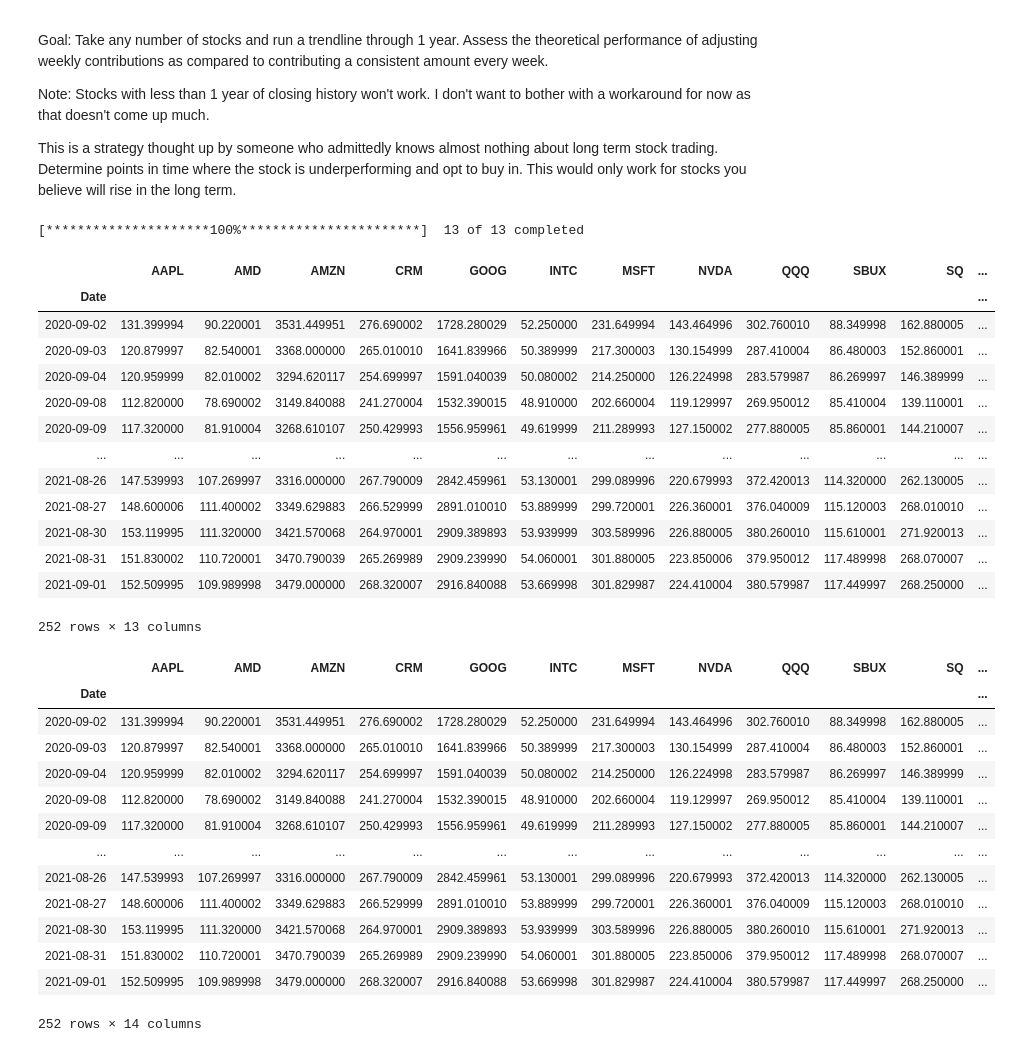
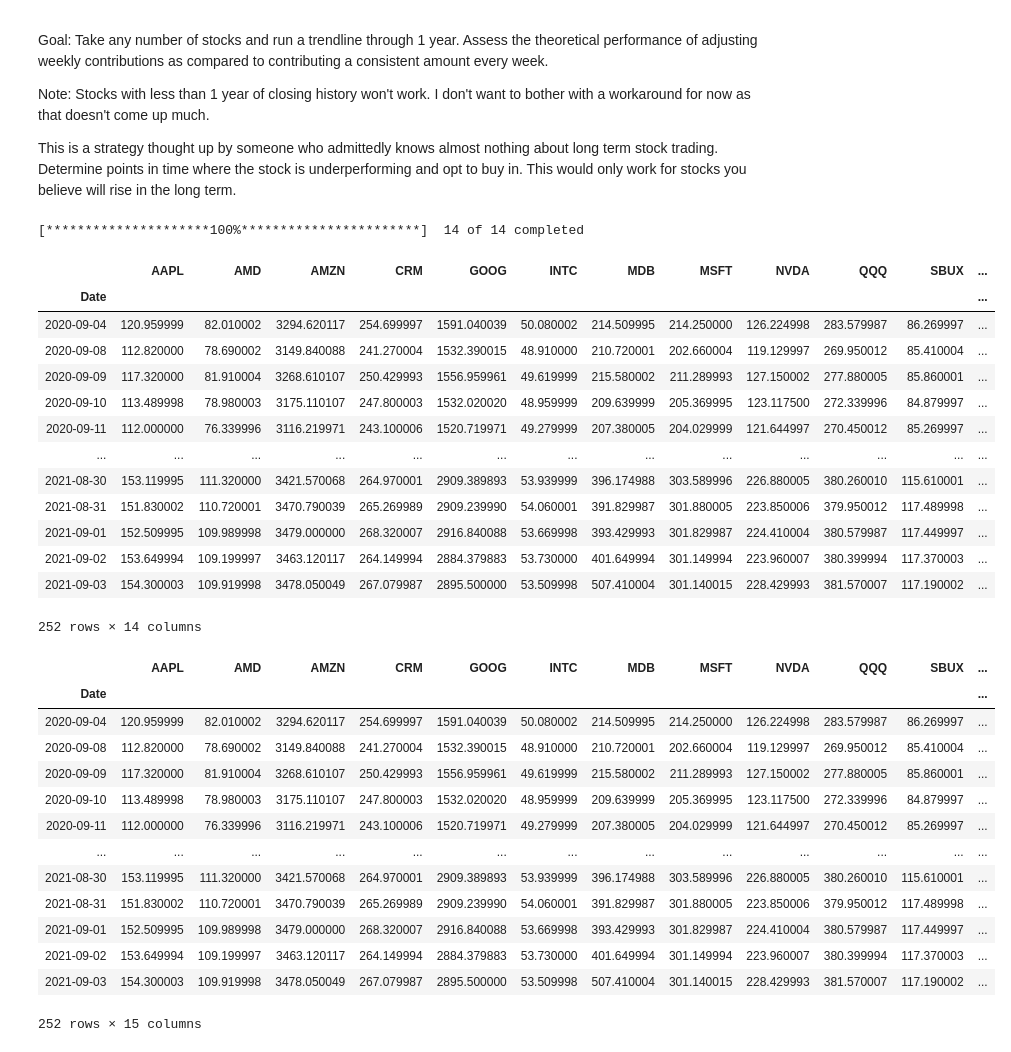
Before and after one commit to applewjr/Stock_Projects, a Jupyter notebook: Stock_Analysis_1dim_multistock.ipynb, the cells around one changed output. Cells and saved outputs as stored; diff of their text form; code cells hidden in the pictures.

```diff
--- a/Stock_Analysis_1dim_multistock.ipynb
+++ b/Stock_Analysis_1dim_multistock.ipynb
@@ -29,52 +29,52 @@ lista = ['AAPL', 'AMD', 'AMZN', 'CRM', 'GOOG', 'INTC', 'MSFT', 'NVDA', 'QQQ', 'S
 # %%
 # Pull the closing data
 # tickers list needs to match 'lista'
 
 data = yf.download(
-        tickers = 'AAPL, AMD, AMZN, CRM, GOOG, INTC, MSFT, NVDA, QQQ, SBUX, SQ, TSLA, TSM',
+        tickers = 'AAPL, AMD, AMZN, CRM, GOOG, INTC, MDB, MSFT, NVDA, QQQ, SBUX, SQ, TSLA, TSM',
         period = '1y',
         #group_by = 'ticker'
     )
 
 df = data['Close']
 df = df.dropna() #in case the first row generates as nulls
 df
 # %% [output]
-[*********************100%***********************]  13 of 13 completed
+[*********************100%***********************]  14 of 14 completed
-|  | AAPL | AMD | AMZN | CRM | GOOG | INTC | MSFT | NVDA | QQQ | SBUX | SQ | ... |
+|  | AAPL | AMD | AMZN | CRM | GOOG | INTC | MDB | MSFT | NVDA | QQQ | SBUX | ... |
 | Date |  |  |  |  |  |  |  |  |  |  |  | ... |
-| 2020-09-02 | 131.399994 | 90.220001 | 3531.449951 | 276.690002 | 1728.280029 | 52.250000 | 231.649994 | 143.464996 | 302.760010 | 88.349998 | 162.880005 | ... |
-| 2020-09-03 | 120.879997 | 82.540001 | 3368.000000 | 265.010010 | 1641.839966 | 50.389999 | 217.300003 | 130.154999 | 287.410004 | 86.480003 | 152.860001 | ... |
-| 2020-09-04 | 120.959999 | 82.010002 | 3294.620117 | 254.699997 | 1591.040039 | 50.080002 | 214.250000 | 126.224998 | 283.579987 | 86.269997 | 146.389999 | ... |
-| 2020-09-08 | 112.820000 | 78.690002 | 3149.840088 | 241.270004 | 1532.390015 | 48.910000 | 202.660004 | 119.129997 | 269.950012 | 85.410004 | 139.110001 | ... |
-| 2020-09-09 | 117.320000 | 81.910004 | 3268.610107 | 250.429993 | 1556.959961 | 49.619999 | 211.289993 | 127.150002 | 277.880005 | 85.860001 | 144.210007 | ... |
+| 2020-09-04 | 120.959999 | 82.010002 | 3294.620117 | 254.699997 | 1591.040039 | 50.080002 | 214.509995 | 214.250000 | 126.224998 | 283.579987 | 86.269997 | ... |
+| 2020-09-08 | 112.820000 | 78.690002 | 3149.840088 | 241.270004 | 1532.390015 | 48.910000 | 210.720001 | 202.660004 | 119.129997 | 269.950012 | 85.410004 | ... |
+| 2020-09-09 | 117.320000 | 81.910004 | 3268.610107 | 250.429993 | 1556.959961 | 49.619999 | 215.580002 | 211.289993 | 127.150002 | 277.880005 | 85.860001 | ... |
+| 2020-09-10 | 113.489998 | 78.980003 | 3175.110107 | 247.800003 | 1532.020020 | 48.959999 | 209.639999 | 205.369995 | 123.117500 | 272.339996 | 84.879997 | ... |
+| 2020-09-11 | 112.000000 | 76.339996 | 3116.219971 | 243.100006 | 1520.719971 | 49.279999 | 207.380005 | 204.029999 | 121.644997 | 270.450012 | 85.269997 | ... |
 | ... | ... | ... | ... | ... | ... | ... | ... | ... | ... | ... | ... | ... |
-| 2021-08-26 | 147.539993 | 107.269997 | 3316.000000 | 267.790009 | 2842.459961 | 53.130001 | 299.089996 | 220.679993 | 372.420013 | 114.320000 | 262.130005 | ... |
-| 2021-08-27 | 148.600006 | 111.400002 | 3349.629883 | 266.529999 | 2891.010010 | 53.889999 | 299.720001 | 226.360001 | 376.040009 | 115.120003 | 268.010010 | ... |
-| 2021-08-30 | 153.119995 | 111.320000 | 3421.570068 | 264.970001 | 2909.389893 | 53.939999 | 303.589996 | 226.880005 | 380.260010 | 115.610001 | 271.920013 | ... |
-| 2021-08-31 | 151.830002 | 110.720001 | 3470.790039 | 265.269989 | 2909.239990 | 54.060001 | 301.880005 | 223.850006 | 379.950012 | 117.489998 | 268.070007 | ... |
-| 2021-09-01 | 152.509995 | 109.989998 | 3479.000000 | 268.320007 | 2916.840088 | 53.669998 | 301.829987 | 224.410004 | 380.579987 | 117.449997 | 268.250000 | ... |
+| 2021-08-30 | 153.119995 | 111.320000 | 3421.570068 | 264.970001 | 2909.389893 | 53.939999 | 396.174988 | 303.589996 | 226.880005 | 380.260010 | 115.610001 | ... |
+| 2021-08-31 | 151.830002 | 110.720001 | 3470.790039 | 265.269989 | 2909.239990 | 54.060001 | 391.829987 | 301.880005 | 223.850006 | 379.950012 | 117.489998 | ... |
+| 2021-09-01 | 152.509995 | 109.989998 | 3479.000000 | 268.320007 | 2916.840088 | 53.669998 | 393.429993 | 301.829987 | 224.410004 | 380.579987 | 117.449997 | ... |
+| 2021-09-02 | 153.649994 | 109.199997 | 3463.120117 | 264.149994 | 2884.379883 | 53.730000 | 401.649994 | 301.149994 | 223.960007 | 380.399994 | 117.370003 | ... |
+| 2021-09-03 | 154.300003 | 109.919998 | 3478.050049 | 267.079987 | 2895.500000 | 53.509998 | 507.410004 | 301.140015 | 228.429993 | 381.570007 | 117.190002 | ... |
-252 rows × 13 columns
+252 rows × 14 columns
 # %%
 # add index to df
 
 df['Index'] = range(1,len(df)+1)
 df
 # %% [output]
-|  | AAPL | AMD | AMZN | CRM | GOOG | INTC | MSFT | NVDA | QQQ | SBUX | SQ | ... |
+|  | AAPL | AMD | AMZN | CRM | GOOG | INTC | MDB | MSFT | NVDA | QQQ | SBUX | ... |
 | Date |  |  |  |  |  |  |  |  |  |  |  | ... |
-| 2020-09-02 | 131.399994 | 90.220001 | 3531.449951 | 276.690002 | 1728.280029 | 52.250000 | 231.649994 | 143.464996 | 302.760010 | 88.349998 | 162.880005 | ... |
-| 2020-09-03 | 120.879997 | 82.540001 | 3368.000000 | 265.010010 | 1641.839966 | 50.389999 | 217.300003 | 130.154999 | 287.410004 | 86.480003 | 152.860001 | ... |
-| 2020-09-04 | 120.959999 | 82.010002 | 3294.620117 | 254.699997 | 1591.040039 | 50.080002 | 214.250000 | 126.224998 | 283.579987 | 86.269997 | 146.389999 | ... |
-| 2020-09-08 | 112.820000 | 78.690002 | 3149.840088 | 241.270004 | 1532.390015 | 48.910000 | 202.660004 | 119.129997 | 269.950012 | 85.410004 | 139.110001 | ... |
-| 2020-09-09 | 117.320000 | 81.910004 | 3268.610107 | 250.429993 | 1556.959961 | 49.619999 | 211.289993 | 127.150002 | 277.880005 | 85.860001 | 144.210007 | ... |
+| 2020-09-04 | 120.959999 | 82.010002 | 3294.620117 | 254.699997 | 1591.040039 | 50.080002 | 214.509995 | 214.250000 | 126.224998 | 283.579987 | 86.269997 | ... |
+| 2020-09-08 | 112.820000 | 78.690002 | 3149.840088 | 241.270004 | 1532.390015 | 48.910000 | 210.720001 | 202.660004 | 119.129997 | 269.950012 | 85.410004 | ... |
+| 2020-09-09 | 117.320000 | 81.910004 | 3268.610107 | 250.429993 | 1556.959961 | 49.619999 | 215.580002 | 211.289993 | 127.150002 | 277.880005 | 85.860001 | ... |
+| 2020-09-10 | 113.489998 | 78.980003 | 3175.110107 | 247.800003 | 1532.020020 | 48.959999 | 209.639999 | 205.369995 | 123.117500 | 272.339996 | 84.879997 | ... |
+| 2020-09-11 | 112.000000 | 76.339996 | 3116.219971 | 243.100006 | 1520.719971 | 49.279999 | 207.380005 | 204.029999 | 121.644997 | 270.450012 | 85.269997 | ... |
 | ... | ... | ... | ... | ... | ... | ... | ... | ... | ... | ... | ... | ... |
-| 2021-08-26 | 147.539993 | 107.269997 | 3316.000000 | 267.790009 | 2842.459961 | 53.130001 | 299.089996 | 220.679993 | 372.420013 | 114.320000 | 262.130005 | ... |
-| 2021-08-27 | 148.600006 | 111.400002 | 3349.629883 | 266.529999 | 2891.010010 | 53.889999 | 299.720001 | 226.360001 | 376.040009 | 115.120003 | 268.010010 | ... |
-| 2021-08-30 | 153.119995 | 111.320000 | 3421.570068 | 264.970001 | 2909.389893 | 53.939999 | 303.589996 | 226.880005 | 380.260010 | 115.610001 | 271.920013 | ... |
-| 2021-08-31 | 151.830002 | 110.720001 | 3470.790039 | 265.269989 | 2909.239990 | 54.060001 | 301.880005 | 223.850006 | 379.950012 | 117.489998 | 268.070007 | ... |
-| 2021-09-01 | 152.509995 | 109.989998 | 3479.000000 | 268.320007 | 2916.840088 | 53.669998 | 301.829987 | 224.410004 | 380.579987 | 117.449997 | 268.250000 | ... |
+| 2021-08-30 | 153.119995 | 111.320000 | 3421.570068 | 264.970001 | 2909.389893 | 53.939999 | 396.174988 | 303.589996 | 226.880005 | 380.260010 | 115.610001 | ... |
+| 2021-08-31 | 151.830002 | 110.720001 | 3470.790039 | 265.269989 | 2909.239990 | 54.060001 | 391.829987 | 301.880005 | 223.850006 | 379.950012 | 117.489998 | ... |
+| 2021-09-01 | 152.509995 | 109.989998 | 3479.000000 | 268.320007 | 2916.840088 | 53.669998 | 393.429993 | 301.829987 | 224.410004 | 380.579987 | 117.449997 | ... |
+| 2021-09-02 | 153.649994 | 109.199997 | 3463.120117 | 264.149994 | 2884.379883 | 53.730000 | 401.649994 | 301.149994 | 223.960007 | 380.399994 | 117.370003 | ... |
+| 2021-09-03 | 154.300003 | 109.919998 | 3478.050049 | 267.079987 | 2895.500000 | 53.509998 | 507.410004 | 301.140015 | 228.429993 | 381.570007 | 117.190002 | ... |
-252 rows × 14 columns
+252 rows × 15 columns
 # %%
 # plot data with trendlines
 
```
Also changed, not shown: parts of 4 cells of this notebook, 1 other file.
